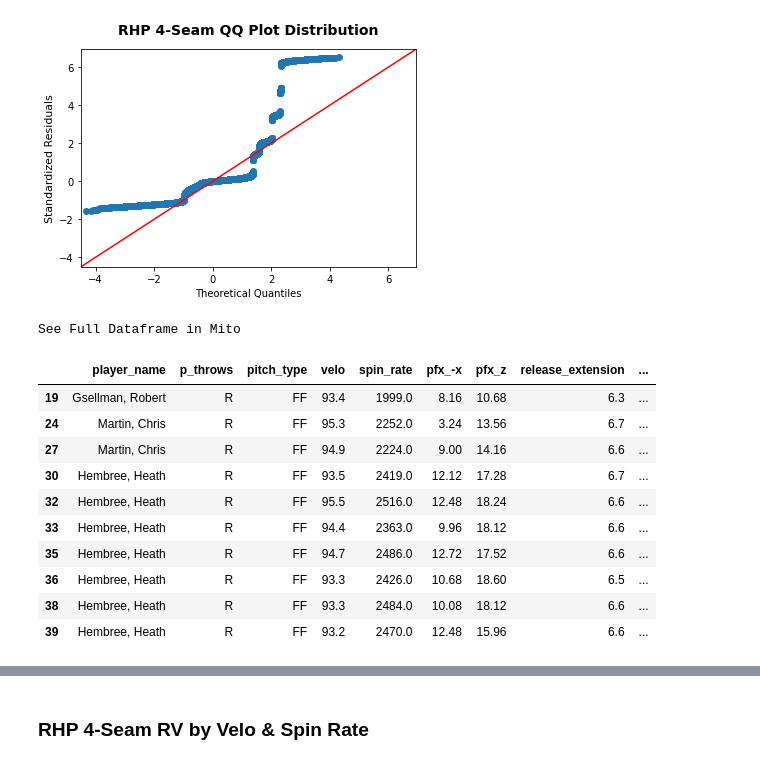
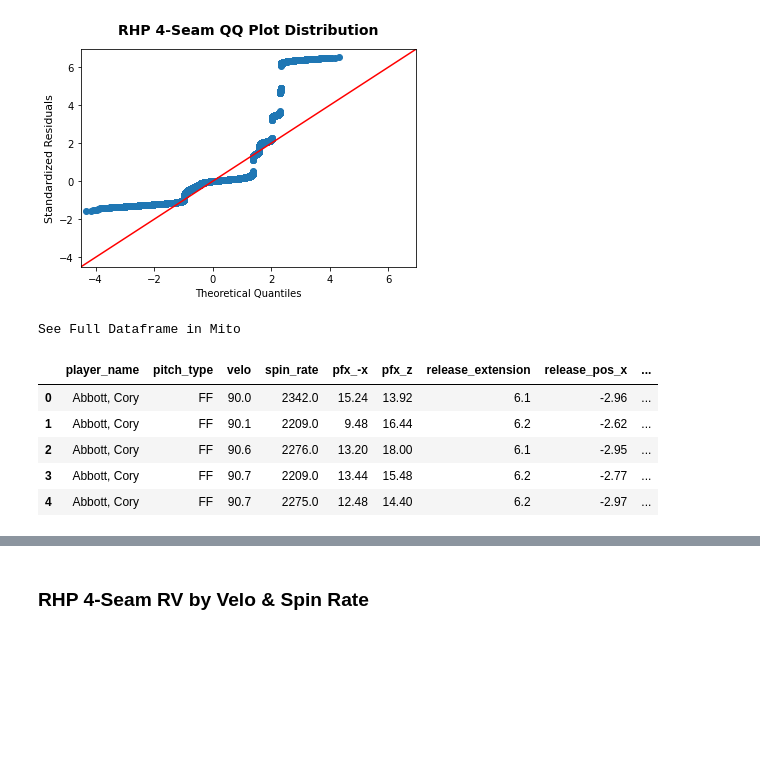
Before and after one commit to anthonyzurke/pitch-model, a Jupyter notebook: notebooks/model-pitch-quality-lr-Copy1.ipynb, the cells around one changed output, grey strips where cells are left out. Drawn from its saved outputs; the diff is of its cells as text; code cells hidden in the pictures; blank space fills up the shorter version.

```diff
--- a/notebooks/model-pitch-quality-lr-Copy1.ipynb
+++ b/notebooks/model-pitch-quality-lr-Copy1.ipynb
@@ -267,18 +267,22 @@ plt.title('RHP 4-Seam QQ Plot Distribution', fontsize = 14, fontweight = 'bold',
 # %% [output]
 [figure]
 # %%
+ff_r['n_pitches'] = [1 if x == 'FF' else 0 for x in ff_r['pitch_type']]
 ff_r['pred_rv'] = round(pred_ff_r, 3)
-ff_r.head(10)
+rv100 = results_ff_r['rv/100']
+#results_ff_r = ff_r[['player_name', 'pitch_type', 'n_pitches', 'rv', 'pred_rv']]
+results_ff_r = ff_r.groupby(['player_name', 'pitch_type', 'velo', 'spin_rate',
+                             'pfx_-x', 'pfx_z', 'release_extension', 'release_pos_x',
+                             'release_pos_z', 'plate_x', 'plate_z'], as_index = False)['n_pitches', 'rv',
+                                                                                       'pred_rv'].sum()
+results_ff_r['rv/100'] = ((results_ff_r['rv'] / results_ff_r['n_pitches']) * 100)
+results_ff_r['pred_rv/100'] = ((results_ff_r['pred_rv'] / results_ff_r['n_pitches']) * 100)
+results_ff_r.head()
 # %% [output]
 See Full Dataframe in Mito
-|  | player_name | p_throws | pitch_type | velo | spin_rate | pfx_-x | pfx_z | release_extension | ... |
-| 19 | Gsellman, Robert | R | FF | 93.4 | 1999.0 | 8.16 | 10.68 | 6.3 | ... |
-| 24 | Martin, Chris | R | FF | 95.3 | 2252.0 | 3.24 | 13.56 | 6.7 | ... |
-| 27 | Martin, Chris | R | FF | 94.9 | 2224.0 | 9.00 | 14.16 | 6.6 | ... |
-| 30 | Hembree, Heath | R | FF | 93.5 | 2419.0 | 12.12 | 17.28 | 6.7 | ... |
-| 32 | Hembree, Heath | R | FF | 95.5 | 2516.0 | 12.48 | 18.24 | 6.6 | ... |
-| 33 | Hembree, Heath | R | FF | 94.4 | 2363.0 | 9.96 | 18.12 | 6.6 | ... |
-| 35 | Hembree, Heath | R | FF | 94.7 | 2486.0 | 12.72 | 17.52 | 6.6 | ... |
-| 36 | Hembree, Heath | R | FF | 93.3 | 2426.0 | 10.68 | 18.60 | 6.5 | ... |
-| 38 | Hembree, Heath | R | FF | 93.3 | 2484.0 | 10.08 | 18.12 | 6.6 | ... |
-| 39 | Hembree, Heath | R | FF | 93.2 | 2470.0 | 12.48 | 15.96 | 6.6 | ... |
+|  | player_name | pitch_type | velo | spin_rate | pfx_-x | pfx_z | release_extension | release_pos_x | ... |
+| 0 | Abbott, Cory | FF | 90.0 | 2342.0 | 15.24 | 13.92 | 6.1 | -2.96 | ... |
+| 1 | Abbott, Cory | FF | 90.1 | 2209.0 | 9.48 | 16.44 | 6.2 | -2.62 | ... |
+| 2 | Abbott, Cory | FF | 90.6 | 2276.0 | 13.20 | 18.00 | 6.1 | -2.95 | ... |
+| 3 | Abbott, Cory | FF | 90.7 | 2209.0 | 13.44 | 15.48 | 6.2 | -2.77 | ... |
+| 4 | Abbott, Cory | FF | 90.7 | 2275.0 | 12.48 | 14.40 | 6.2 | -2.97 | ... |
```
Also changed, not shown: parts of 9 cells of this notebook, 2 other files.
